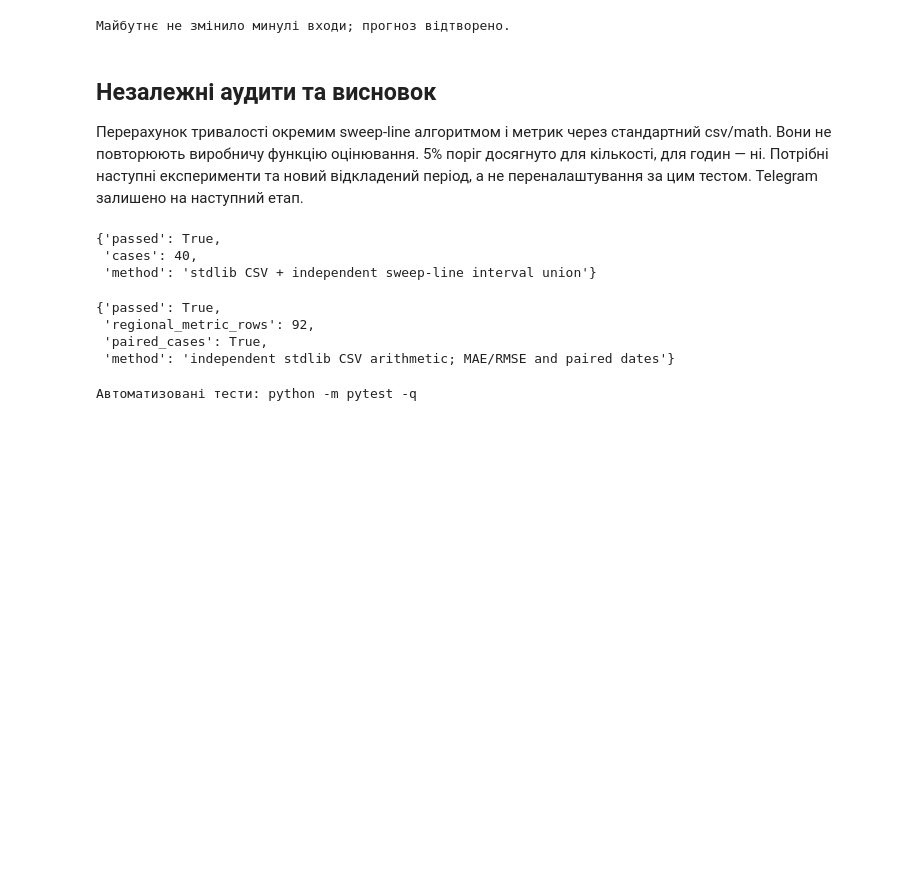
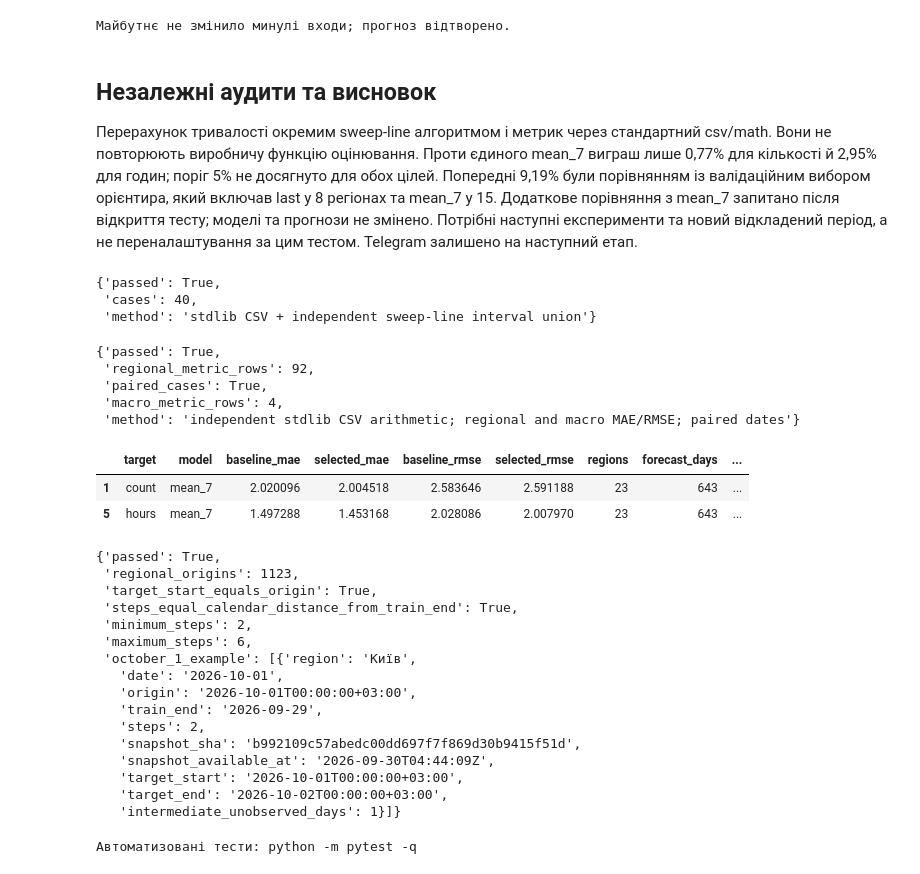
Before and after one commit to asobkiv/ukrainian-air-raid-analysis, a Jupyter notebook: analysis.ipynb, the cells around one changed output. Drawn from its saved outputs; the diff is of its cells as text; code cells hidden in the pictures; blank space fills up the shorter version.

```diff
--- a/analysis.ipynb
+++ b/analysis.ipynb
@@ -301,20 +335,44 @@ dtype: object
 # %% [markdown]
 ## Незалежні аудити та висновок
 
-Перерахунок тривалості окремим sweep-line алгоритмом і метрик через стандартний csv/math. Вони не повторюють виробничу функцію оцінювання. 5% поріг досягнуто для кількості, для годин — ні. Потрібні наступні експерименти та новий відкладений період, а не переналаштування за цим тестом. Telegram залишено на наступний етап.
+Перерахунок тривалості окремим sweep-line алгоритмом і метрик через стандартний csv/math. Вони не повторюють виробничу функцію оцінювання. Проти єдиного mean_7 виграш лише 0,77% для кількості й 2,95% для годин; поріг 5% не досягнуто для обох цілей. Попередні 9,19% були порівнянням із валідаційним вибором орієнтира, який включав last у 8 регіонах та mean_7 у 15. Додаткове порівняння з mean_7 запитано після відкриття тесту; моделі та прогнози не змінено. Потрібні наступні експерименти та новий відкладений період, а не переналаштування за цим тестом. Telegram залишено на наступний етап.
 # %%
 from airraid.audit import independent_aggregation_check
 from airraid.reporting import independent_metrics_check
+from airraid.comparison import baseline_comparison
 aggregation_check = independent_aggregation_check(DATA,REPORTS)
 display({k:v for k,v in aggregation_check.items() if k != 'checked'})
 display(independent_metrics_check(REPORTS))
+fixed_comparison, _ = baseline_comparison(REPORTS)
+display(fixed_comparison.query("model == 'mean_7'"))
+display(json.loads((REPORTS/'timing_audit.json').read_text()))
 print('Автоматизовані тести: python -m pytest -q')
 # %% [output]
 {'passed': True,
  'cases': 40,
  'method': 'stdlib CSV + independent sweep-line interval union'}
 {'passed': True,
  'regional_metric_rows': 92,
  'paired_cases': True,
- 'method': 'independent stdlib CSV arithmetic; MAE/RMSE and paired dates'}
+ 'macro_metric_rows': 4,
+ 'method': 'independent stdlib CSV arithmetic; regional and macro MAE/RMSE; paired dates'}
+|  | target | model | baseline_mae | selected_mae | baseline_rmse | selected_rmse | regions | forecast_days | ... |
+| 1 | count | mean_7 | 2.020096 | 2.004518 | 2.583646 | 2.591188 | 23 | 643 | ... |
+| 5 | hours | mean_7 | 1.497288 | 1.453168 | 2.028086 | 2.007970 | 23 | 643 | ... |
-Автоматизовані тести: python -m pytest -q
+{'passed': True,
+ 'regional_origins': 1123,
+ 'target_start_equals_origin': True,
+ 'steps_equal_calendar_distance_from_train_end': True,
+ 'minimum_steps': 2,
+ 'maximum_steps': 6,
+ 'october_1_example': [{'region': 'Київ',
+   'date': '2026-10-01',
+   'origin': '2026-10-01T00:00:00+03:00',
+   'train_end': '2026-09-29',
+   'steps': 2,
+   'snapshot_sha': 'b992109c57abedc00dd697f7f869d30b9415f51d',
+   'snapshot_available_at': '2026-09-30T04:44:09Z',
+   'target_start': '2026-10-01T00:00:00+03:00',
+   'target_end': '2026-10-02T00:00:00+03:00',
+   'intermediate_unobserved_days': 1}]}
+Автоматизовані тести: python -m pytest -q
```
Also changed, not shown: parts of 2 cells of this notebook, 22 other files.
